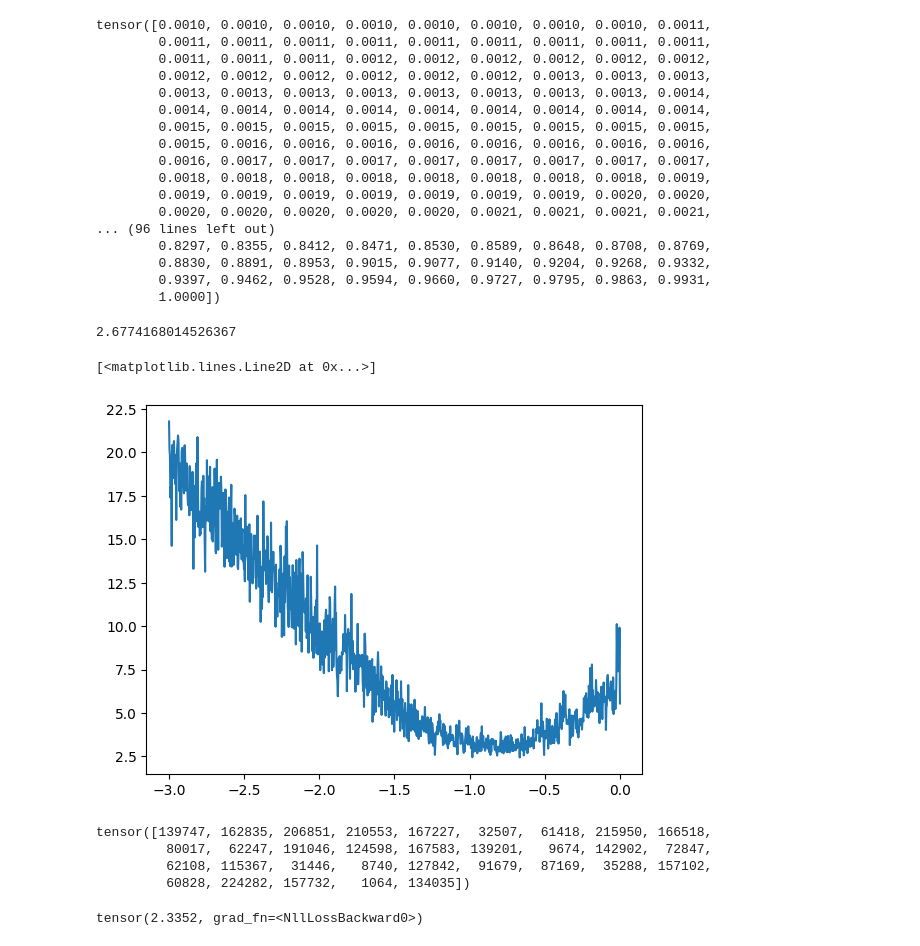
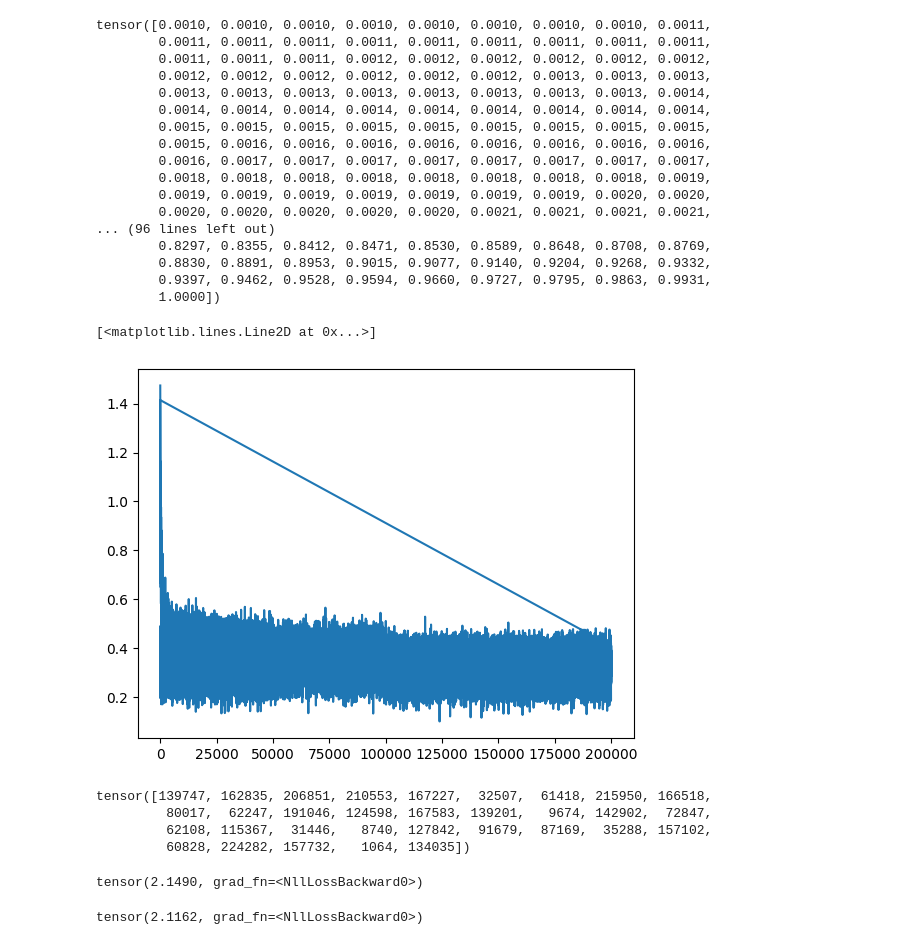
Before and after one commit to jamesonhm/makemore, a Jupyter notebook: makemore_mlp.ipynb, the cells around one changed output. Saved outputs shown, nothing was run; the diff lists cells and outputs as text; code cells hidden in the pictures.

```diff
--- a/makemore_mlp.ipynb
+++ b/makemore_mlp.ipynb
@@ -411,9 +445,12 @@ X.shape, Y.shape # dataset
 # %%
+# easiest way to scale up is to increase neurons in hidden layer
+# # from 100 to 300
+# Scaling up embedding vector from 2 to 10
 g = torch.Generator().manual_seed(2147483647) # for reproducability
-C = torch.randn((27, 2), generator=g)
-W1 = torch.randn((6, 100), generator=g)
-b1 = torch.randn(100, generator=g)
-W2 = torch.randn((100, 27), generator=g)
+C = torch.randn((27, 10), generator=g)
+W1 = torch.randn((50, 200), generator=g)
+b1 = torch.randn(200, generator=g)
+W2 = torch.randn((200, 27), generator=g)
 b2 = torch.randn(27, generator=g)
 parameters = [C, W1, b1, W2, b2]
 # %%
@@ -445,25 +482,27 @@ tensor([0.0010, 0.0010, 0.0010, 0.0010, 0.0010, 0.0010, 0.0010, 0.0010, 0.0011,
         0.8830, 0.8891, 0.8953, 0.9015, 0.9077, 0.9140, 0.9204, 0.9268, 0.9332,
         0.9397, 0.9462, 0.9528, 0.9594, 0.9660, 0.9727, 0.9795, 0.9863, 0.9931,
         1.0000])
+# %%
+lri = []
+lossi = []
+stepi = []
 # %%
-lri = []
-lossi = []
 
-for i in range(10000):
+for i in range(200000):
 
     # minibatch construct
     # this index is used in X AND Y
-    ix = torch.randint(0, X.shape[0], (32,))
+    ix = torch.randint(0, Xtr.shape[0], (64,))
 
     # forward pass
-    emb = C[X[ix]] # (32, 3, 2)
-    h = torch.tanh(emb.view(-1, 6) @ W1 + b1) # (32, 100)
+    emb = C[Xtr[ix]] # (32, 3, 2)
+    h = torch.tanh(emb.view(-1, 50) @ W1 + b1) # (32, 100)
     logits = h @ W2 + b2 # (32, 27)
     # this is classification and there is a dedicated function in pytorch to do the same more efficiently
     # counts = logits.exp()
     # prob = counts / counts.sum(1, keepdim=True)
     # loss = -prob[torch.arange(32), Y].log().mean()
-    loss = F.cross_entropy(logits, Y[ix])
+    loss = F.cross_entropy(logits, Ytr[ix])
     # print(loss.item())
 
     # backward pass
@@ -471,21 +510,15 @@ for i in range(10000):
         p.grad = None
     loss.backward()
 
-    # update
+    # update|
     # lr = lrs[i]
-    lr = 0.01
+    lr = 0.1 if i < 100000 else 0.01
     for p in parameters:
         p.data += -lr * p.grad
 
     # track stats
     # lri.append(lre[i])
-    # lossi.append(loss.item())
-print(loss.item())
+    stepi.append(i)
+    lossi.append(loss.log10().item())
+
+# print(loss.item())
-# %% [output]
-2.6774168014526367
-# %%
-# this is showing the exponent of the learning rate on the x-axis
-plt.plot(lri, lossi)
-# %% [output]
-[<matplotlib.lines.Line2D at 0x...>]
-[figure, removed]
@@ -492,3 +529,8 @@ plt.plot(lri, lossi)
+# %%
+plt.plot(stepi, lossi)
+# %% [output]
+[<matplotlib.lines.Line2D at 0x...>]
+[figure, added]
 # %%
 # because we have ~3200 parameters and only 32 examples, we are overfitting the data
 # so go back and use all the words, not just first 5
@@ -509,11 +551,20 @@ tensor([139747, 162835, 206851, 210553, 167227,  32507,  61418, 215950, 166518,
 # and take more steps
 # than it is to evaluate the exact gradient, with fewer steps
 # %%
-# Loss for the whole dataset:
-emb = C[X] # (32, 3, 2)
-h = torch.tanh(emb.view(-1, 6) @ W1 + b1) # (32, 100)
+# Loss for the dev dataset:
+emb = C[Xdev] # (32, 3, 2)
+h = torch.tanh(emb.view(-1, 30) @ W1 + b1) # (32, 100)
 logits = h @ W2 + b2 # (32, 27)
-loss = F.cross_entropy(logits, Y)
+loss = F.cross_entropy(logits, Ydev)
 loss
 # %% [output]
-tensor(2.3352, grad_fn=<NllLossBackward0>)
+tensor(2.1490, grad_fn=<NllLossBackward0>)
+# %%
+# Loss for the tr dataset:
+emb = C[Xtr] # (32, 3, 2)
+h = torch.tanh(emb.view(-1, 30) @ W1 + b1) # (32, 100)
+logits = h @ W2 + b2 # (32, 27)
+loss = F.cross_entropy(logits, Ytr)
+loss
+# %% [output]
+tensor(2.1162, grad_fn=<NllLossBackward0>)
```
Also changed, not shown: parts of 21 cells of this notebook.
